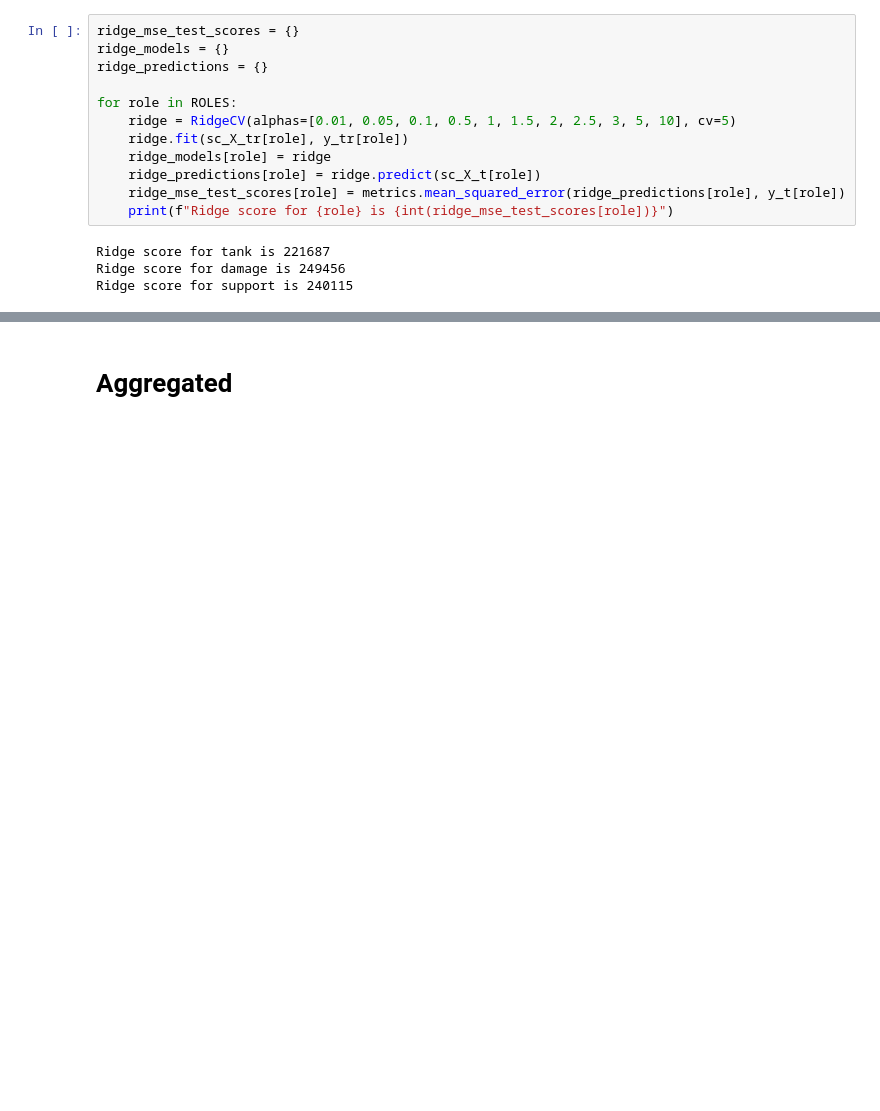
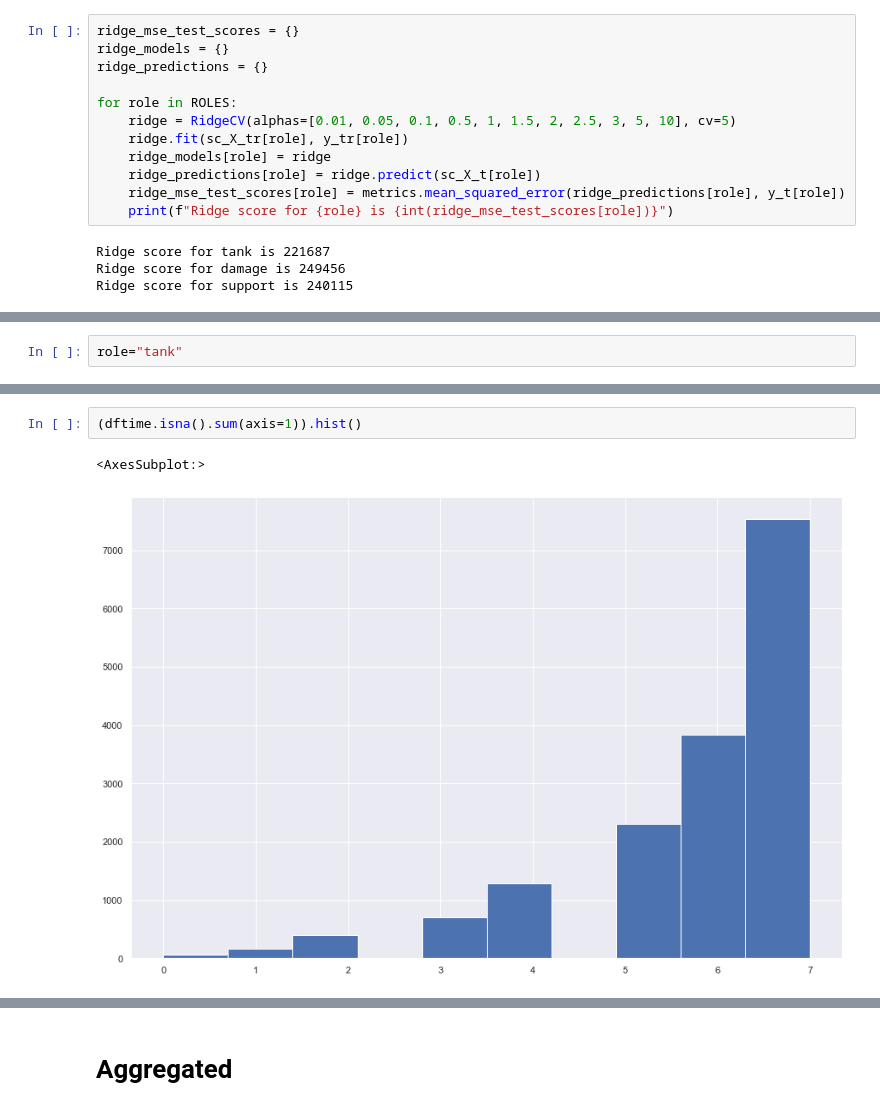
Before and after one commit to hachiyuki8/ow-stats-analysis, a Jupyter notebook: imputation.ipynb, the cells around one changed output, grey strips where cells are left out. Drawn from its saved outputs; the diff is of its cells as text; blank space fills up the shorter version.

```diff
--- a/imputation.ipynb
+++ b/imputation.ipynb
@@ -297,0 +333,2 @@ Ridge score for support is 240115
+# %%
+role="tank"
@@ -297,0 +725,5 @@ Ridge score for support is 240115
+# %%
+(dftime.isna().sum(axis=1)).hist()
+# %% [output]
+<AxesSubplot:>
+[figure, added]
```
Also changed, not shown: parts of 79 cells of this notebook.
